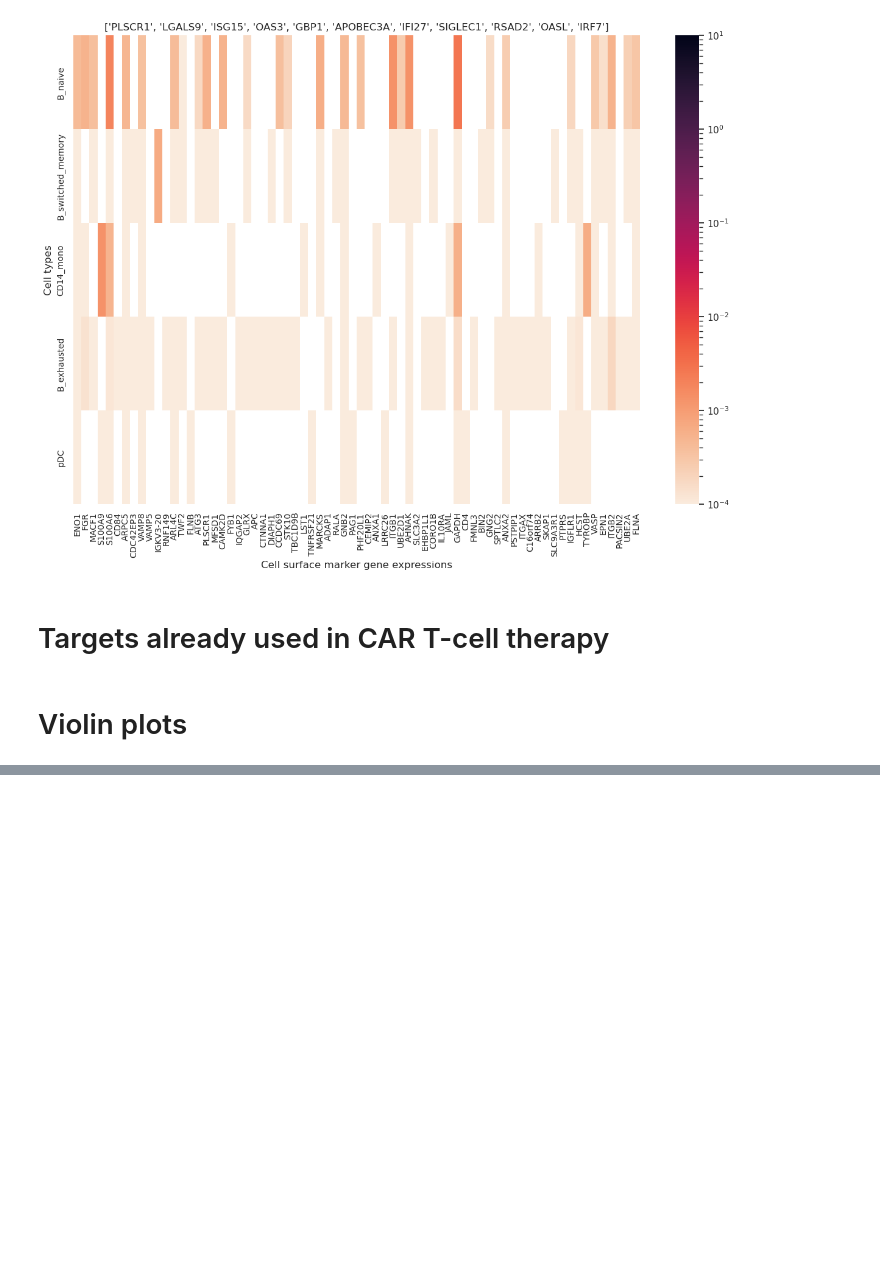
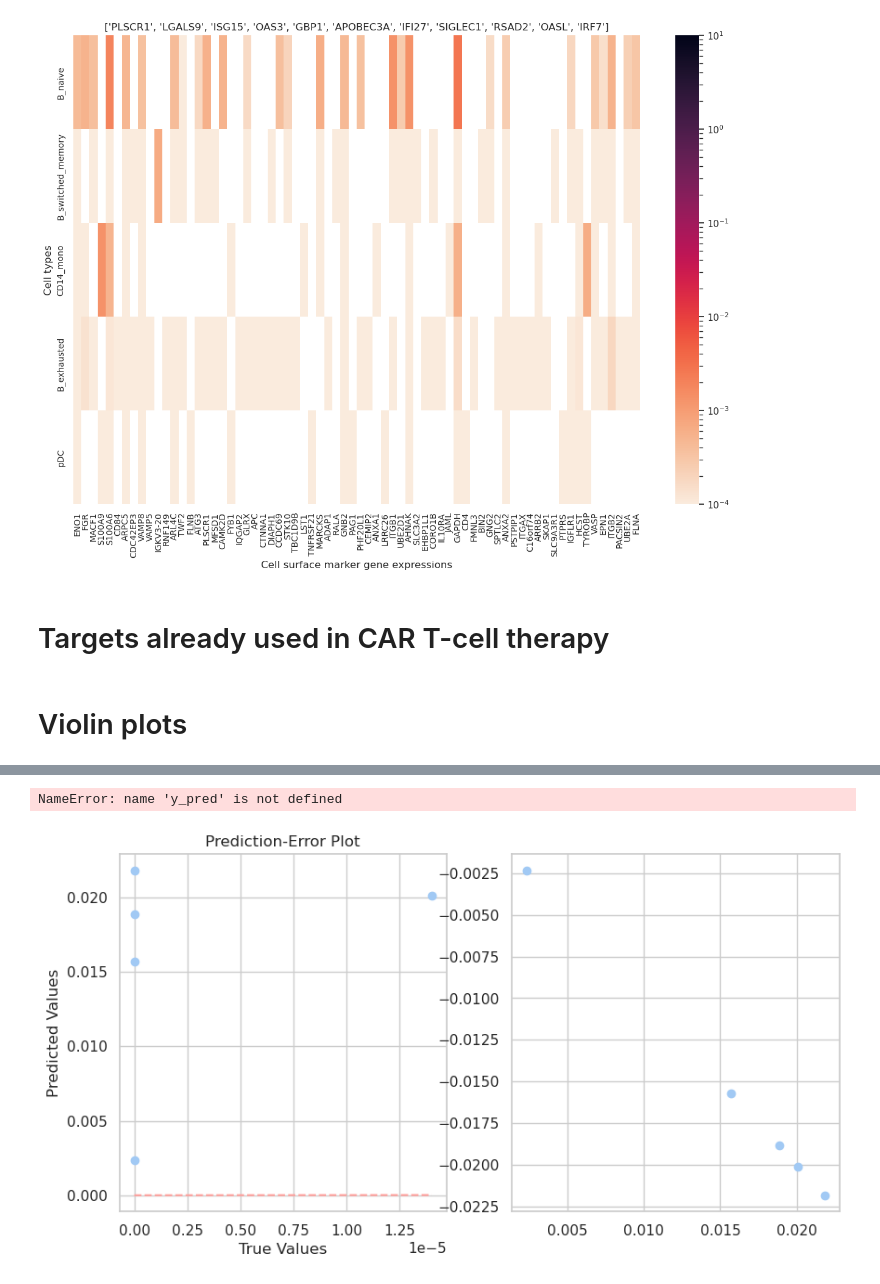
Before and after one commit to Norange01/scRNA-seq_Analysis, a Jupyter notebook: CAR T-Cell Therapy Target Assessment.ipynb, the cells around one changed output, grey strips where cells are left out. Saved outputs shown, nothing was run; the diff lists cells and outputs as text; code cells hidden in the pictures; blank space fills up the shorter version.

```diff
--- a/CAR T-Cell Therapy Target Assessment.ipynb
+++ b/CAR T-Cell Therapy Target Assessment.ipynb
@@ -685,0 +487,34 @@ Cell type: CD14_mono, Surface marker: CD38, Value: nan  Tested for cancer
+# %%
+import numpy as np
+import matplotlib.pyplot as plt
+from sklearn.metrics import roc_curve, auc, precision_recall_curve, confusion_matrix, f1_score
+
+# Example data (replace with your own data)
+y_true = upregProts_effective
+y_scores = markers_averagedMatrix.loc[:,'CD4'].fillna(0)
+
+# Prediction-Error Plot
+plt.figure(figsize=(10, 5))
+
+plt.subplot(1, 2, 1)
+plt.scatter(y_test, y_pred)
+plt.plot([min(y_test), max(y_test)], [min(y_test), max(y_test)], '--r')
+plt.xlabel('True Values')
+plt.ylabel('Predicted Values')
+plt.title('Prediction-Error Plot')
+
+# Residuals Plot
+residuals = y_test - y_pred
+
+plt.subplot(1, 2, 2)
+plt.scatter(y_pred, residuals)
+plt.hlines(0, min(y_pred), max(y_pred), colors='r', linestyles='--')
+plt.xlabel('Predicted Values')
+plt.ylabel('Residuals')
+plt.title('Residuals Plot')
+
+plt.tight_layout()
+plt.show()
+# %% [output]
+NameError: name 'y_pred' is not defined
+[figure, added]
```
Also changed, not shown: parts of 26 cells of this notebook.
